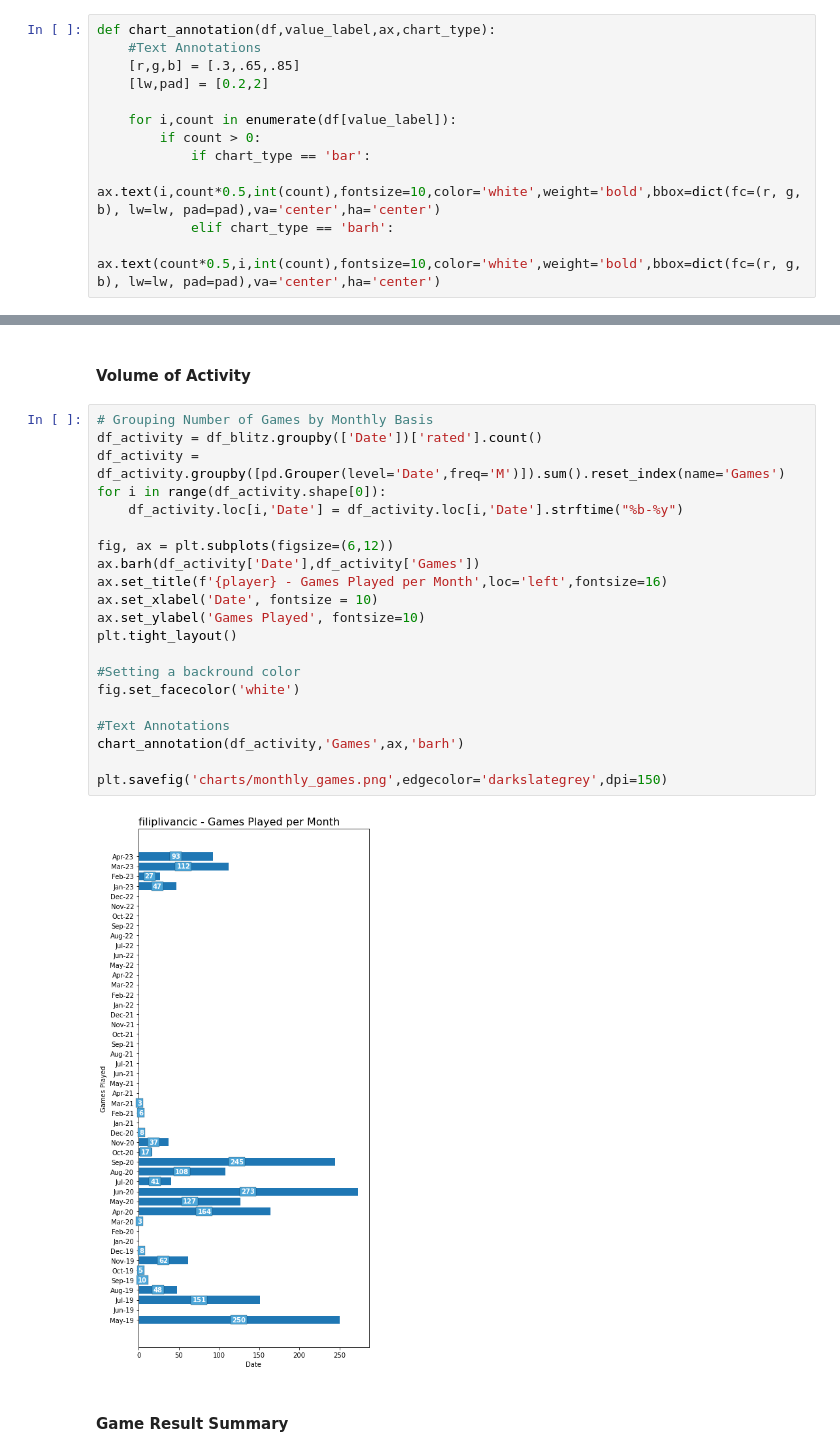
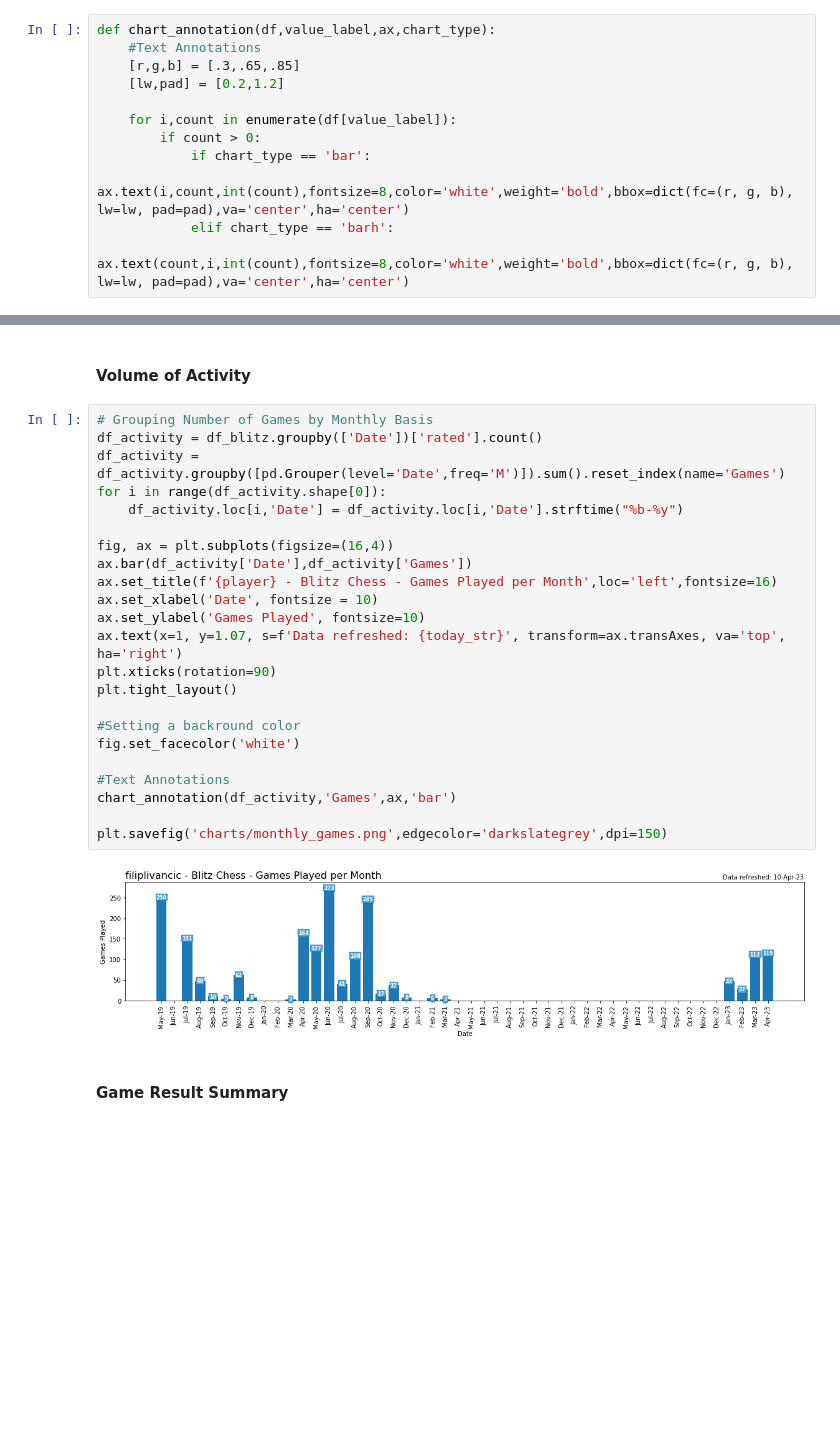
Before and after one commit to Filpill/chess_analysis, a Jupyter notebook: chess_analysis_v2.ipynb, the cells around one changed output, grey strips where cells are left out. Cells and saved outputs as stored; diff of their text form; blank space fills up the shorter version.

```diff
--- a/chess_analysis_v2.ipynb
+++ b/chess_analysis_v2.ipynb
@@ -352,14 +355,14 @@ def percentage_string(value):
 def chart_annotation(df,value_label,ax,chart_type):
     #Text Annotations
     [r,g,b] = [.3,.65,.85]
-    [lw,pad] = [0.2,2]
+    [lw,pad] = [0.2,1.2]
 
     for i,count in enumerate(df[value_label]):
         if count > 0:
             if chart_type == 'bar':
-                ax.text(i,count*0.5,int(count),fontsize=10,color='white',weight='bold',bbox=dict(fc=(r, g, b), lw=lw, pad=pad),va='center',ha='center')
+                ax.text(i,count,int(count),fontsize=8,color='white',weight='bold',bbox=dict(fc=(r, g, b), lw=lw, pad=pad),va='center',ha='center')
             elif chart_type == 'barh':
-                ax.text(count*0.5,i,int(count),fontsize=10,color='white',weight='bold',bbox=dict(fc=(r, g, b), lw=lw, pad=pad),va='center',ha='center')
+                ax.text(count,i,int(count),fontsize=8,color='white',weight='bold',bbox=dict(fc=(r, g, b), lw=lw, pad=pad),va='center',ha='center')
 # %%
 def open_annotation(df,value_label,ax,offset_list):
     #Text Annotations
@@ -551,26 +557,28 @@ plt.savefig('charts/day_of_week.png',edgecolor='darkslategrey',dpi=150)
 # %%
 # Grouping Number of Games by Monthly Basis
 df_activity = df_blitz.groupby(['Date'])['rated'].count()
 df_activity = df_activity.groupby([pd.Grouper(level='Date',freq='M')]).sum().reset_index(name='Games')
 for i in range(df_activity.shape[0]):
     df_activity.loc[i,'Date'] = df_activity.loc[i,'Date'].strftime("%b-%y")
 
-fig, ax = plt.subplots(figsize=(6,12))
-ax.barh(df_activity['Date'],df_activity['Games'])
-ax.set_title(f'{player} - Games Played per Month',loc='left',fontsize=16)
+fig, ax = plt.subplots(figsize=(16,4))
+ax.bar(df_activity['Date'],df_activity['Games'])
+ax.set_title(f'{player} - Blitz Chess - Games Played per Month',loc='left',fontsize=16)
 ax.set_xlabel('Date', fontsize = 10)
 ax.set_ylabel('Games Played', fontsize=10)
+ax.text(x=1, y=1.07, s=f'Data refreshed: {today_str}', transform=ax.transAxes, va='top', ha='right')
+plt.xticks(rotation=90)
 plt.tight_layout()
 
 #Setting a backround color
 fig.set_facecolor('white')
 
 #Text Annotations
-chart_annotation(df_activity,'Games',ax,'barh')
+chart_annotation(df_activity,'Games',ax,'bar')
 
 plt.savefig('charts/monthly_games.png',edgecolor='darkslategrey',dpi=150)
 # %% [output]
-[figure, old version]
+[figure, new version]
 # %% [markdown]
 #### Game Result Summary
 # %%
```
Also changed, not shown: parts of 15 cells of this notebook, 12 other files.
